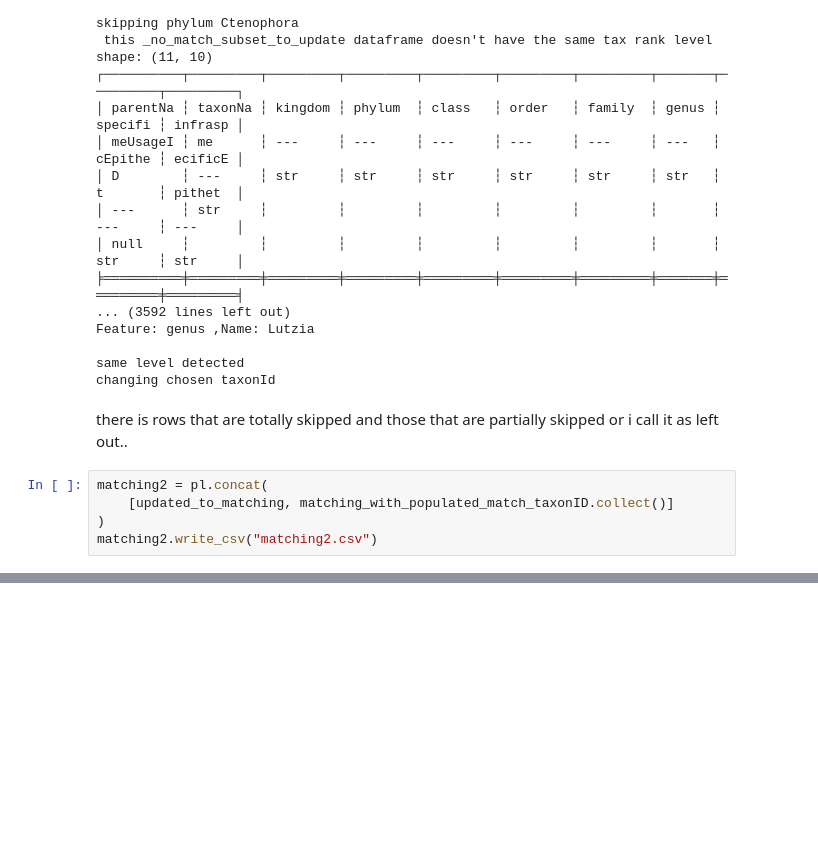
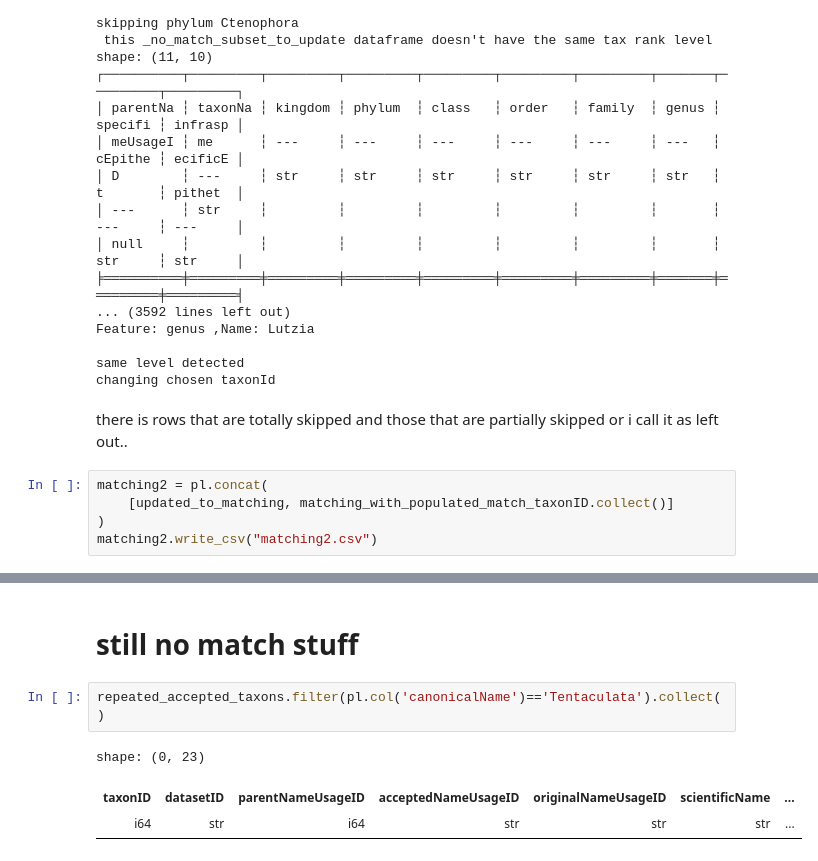
Before and after one commit to roberthobblebottom/lkcnhm_data_wrangling, a Jupyter notebook: __marimo__/more R translation.ipynb, the cells around one changed output, grey strips where cells are left out. Cells and saved outputs as stored; diff of their text form; blank space fills up the shorter version.

```diff
--- a/__marimo__/more R translation.ipynb
+++ b/__marimo__/more R translation.ipynb
@@ -428,0 +380,8 @@ shape: (8_445, 10)
+# %% [markdown]
+# still no match stuff
+# %%
+repeated_accepted_taxons.filter(pl.col('canonicalName')=='Tentaculata').collect()
+# %% [output]
+shape: (0, 23)
+| taxonID | datasetID | parentNameUsageID | acceptedNameUsageID | originalNameUsageID | scientificName | ... |
+| i64 | str | i64 | str | str | str | ... |
```
Also changed, not shown: parts of 22 cells of this notebook, 2 other files.
